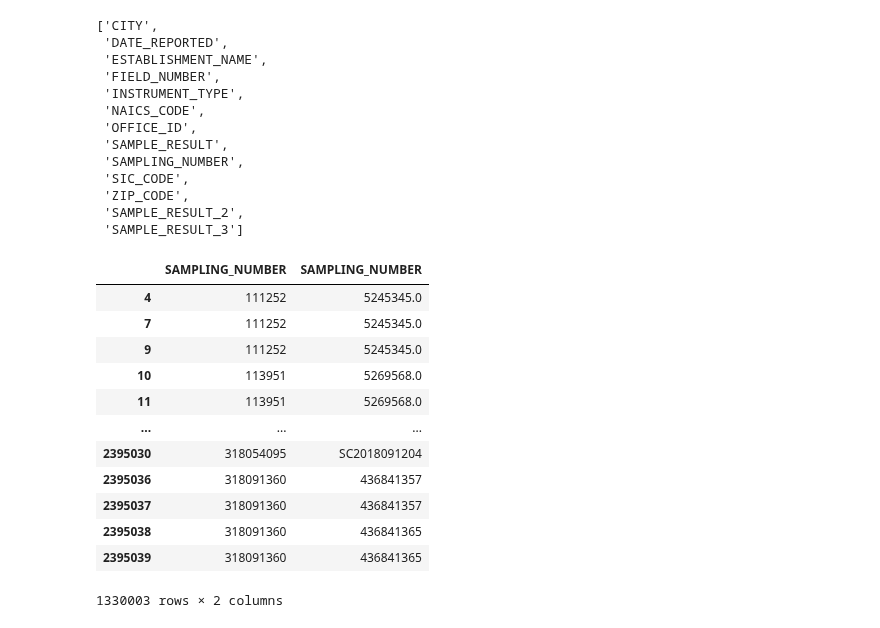
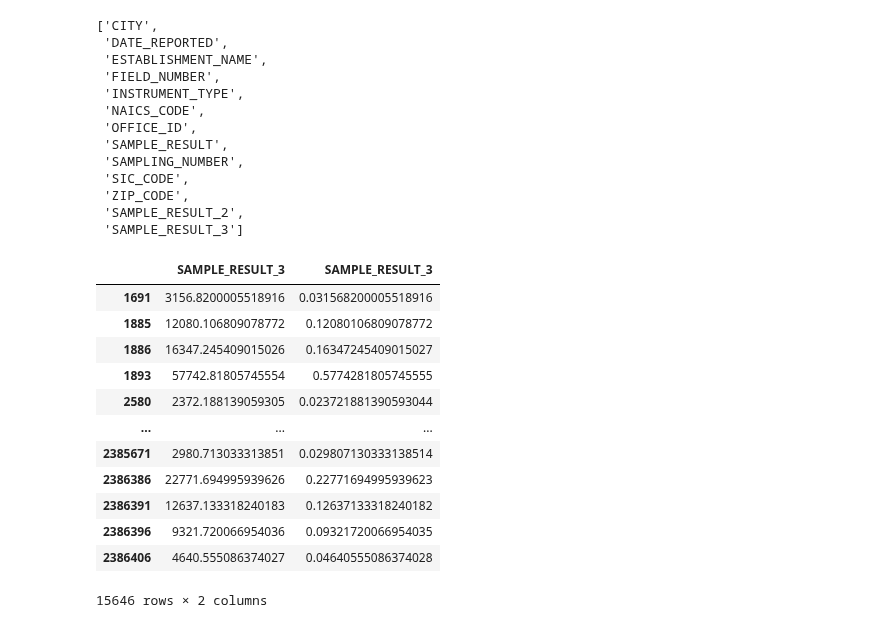
Before and after one commit to jkvasnicka/ht-occupational-plus, a Jupyter notebook: CEHD_Python_cleaning_20240711.ipynb, the cells around one changed output. Saved outputs shown, nothing was run; the diff lists cells and outputs as text; code cells hidden in the pictures.

```diff
--- a/CEHD_Python_cleaning_20240711.ipynb
+++ b/CEHD_Python_cleaning_20240711.ipynb
@@ -75,20 +75,20 @@ diff_cols
  'SAMPLE_RESULT_2',
  'SAMPLE_RESULT_3']
 # %%
-discrep_df = pd.DataFrame(discrepancies[diff_cols[8]]).T
+discrep_df = pd.DataFrame(discrepancies[diff_cols[-1]]).T
 
 discrep_df
 # %% [output]
-|  | SAMPLING_NUMBER | SAMPLING_NUMBER |
-| 4 | 111252 | 5245345.0 |
-| 7 | 111252 | 5245345.0 |
-| 9 | 111252 | 5245345.0 |
-| 10 | 113951 | 5269568.0 |
-| 11 | 113951 | 5269568.0 |
+|  | SAMPLE_RESULT_3 | SAMPLE_RESULT_3 |
+| 1691 | 3156.8200005518916 | 0.031568200005518916 |
+| 1885 | 12080.106809078772 | 0.12080106809078772 |
+| 1886 | 16347.245409015026 | 0.16347245409015027 |
+| 1893 | 57742.81805745554 | 0.5774281805745555 |
+| 2580 | 2372.188139059305 | 0.023721881390593044 |
 | ... | ... | ... |
-| 2395030 | 318054095 | SC2018091204 |
-| 2395036 | 318091360 | 436841357 |
-| 2395037 | 318091360 | 436841357 |
-| 2395038 | 318091360 | 436841365 |
-| 2395039 | 318091360 | 436841365 |
+| 2385671 | 2980.713033313851 | 0.029807130333138514 |
+| 2386386 | 22771.694995939626 | 0.22771694995939623 |
+| 2386391 | 12637.133318240183 | 0.12637133318240182 |
+| 2386396 | 9321.720066954036 | 0.09321720066954035 |
+| 2386406 | 4640.555086374027 | 0.04640555086374028 |
-1330003 rows × 2 columns
+15646 rows × 2 columns
```
Also changed, not shown: 2 other files.
